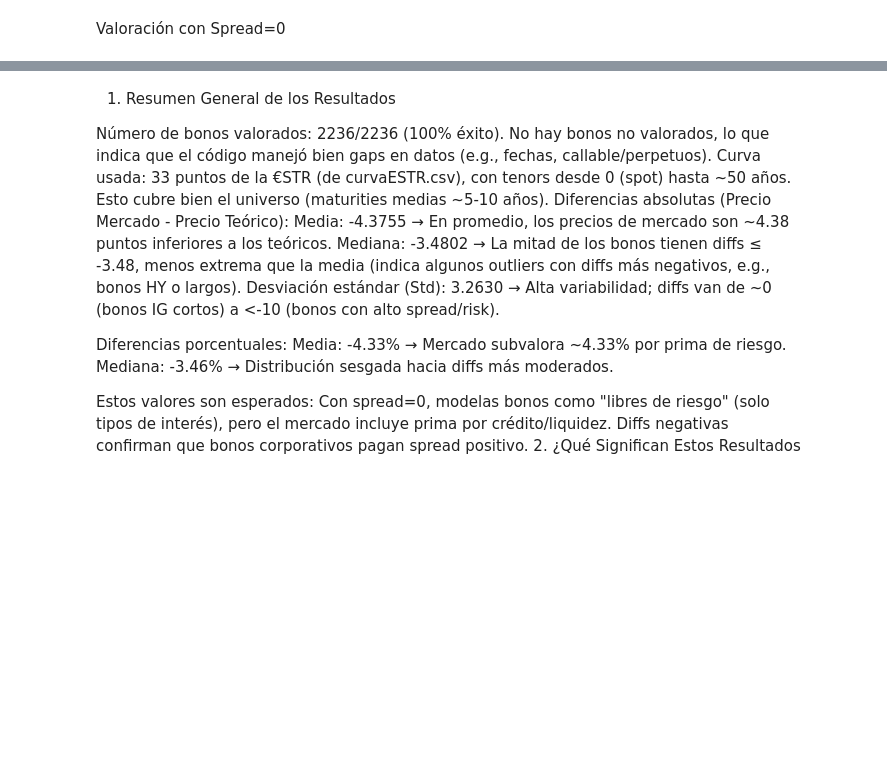
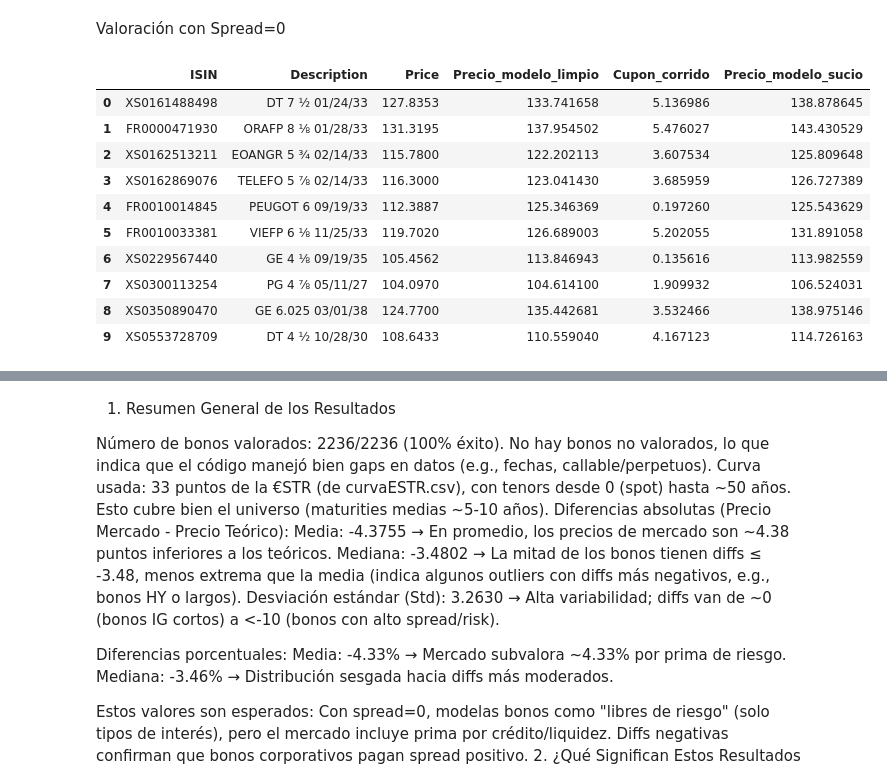
Before and after one commit to ALBERELVIS/Analisis-Cartera-De-Renta-Fija, a Jupyter notebook: src/TallerRF_AnálisisCartera_Enunciado.ipynb, the cells around one changed output, grey strips where cells are left out. Drawn from its saved outputs; the diff is of its cells as text; code cells hidden in the pictures; blank space fills up the shorter version.

```diff
--- a/src/TallerRF_AnálisisCartera_Enunciado.ipynb
+++ b/src/TallerRF_AnálisisCartera_Enunciado.ipynb
@@ -725,0 +961,34 @@ print("="*60 + "\n")
+# %%
+# Aseguramos tipos de fecha en vivos
+date_cols = ["Maturity", "Next Call Date", "First Coupon Date",
+             "Penultimate Coupon Date", "Issue date"]
+
+for col in date_cols:
+    if col in vivos.columns:
+        vivos[col] = pd.to_datetime(vivos[col], format='%d/%m/%Y', errors='coerce')
+
+# 🔹 APLICAMOS LA VALORACIÓN A CADA BONO (ESTA PARTE TE FALTABA)
+vivos[["Precio_modelo_limpio",
+       "Cupon_corrido",
+       "Precio_modelo_sucio"]] = vivos.apply(
+    lambda r: pd.Series(valorar_bono(r, fecha_analisis, curva_work, spread_bps=0.0)),
+    axis=1
+)
+
+# 🔹 AHORA SÍ: MOSTRAMOS LOS PRIMEROS BONOS VALORADOS
+vivos[[
+    "ISIN", "Description", "Price",
+    "Precio_modelo_limpio", "Cupon_corrido", "Precio_modelo_sucio"
+]].head(10)
+# %% [output]
+|  | ISIN | Description | Price | Precio_modelo_limpio | Cupon_corrido | Precio_modelo_sucio |
+| 0 | XS0161488498 | DT 7 ½ 01/24/33 | 127.8353 | 133.741658 | 5.136986 | 138.878645 |
+| 1 | FR0000471930 | ORAFP 8 ⅛ 01/28/33 | 131.3195 | 137.954502 | 5.476027 | 143.430529 |
+| 2 | XS0162513211 | EOANGR 5 ¾ 02/14/33 | 115.7800 | 122.202113 | 3.607534 | 125.809648 |
+| 3 | XS0162869076 | TELEFO 5 ⅞ 02/14/33 | 116.3000 | 123.041430 | 3.685959 | 126.727389 |
+| 4 | FR0010014845 | PEUGOT 6 09/19/33 | 112.3887 | 125.346369 | 0.197260 | 125.543629 |
+| 5 | FR0010033381 | VIEFP 6 ⅛ 11/25/33 | 119.7020 | 126.689003 | 5.202055 | 131.891058 |
+| 6 | XS0229567440 | GE 4 ⅛ 09/19/35 | 105.4562 | 113.846943 | 0.135616 | 113.982559 |
+| 7 | XS0300113254 | PG 4 ⅞ 05/11/27 | 104.0970 | 104.614100 | 1.909932 | 106.524031 |
+| 8 | XS0350890470 | GE 6.025 03/01/38 | 124.7700 | 135.442681 | 3.532466 | 138.975146 |
+| 9 | XS0553728709 | DT 4 ½ 10/28/30 | 108.6433 | 110.559040 | 4.167123 | 114.726163 |
```
Also changed, not shown: parts of 23 cells of this notebook.
